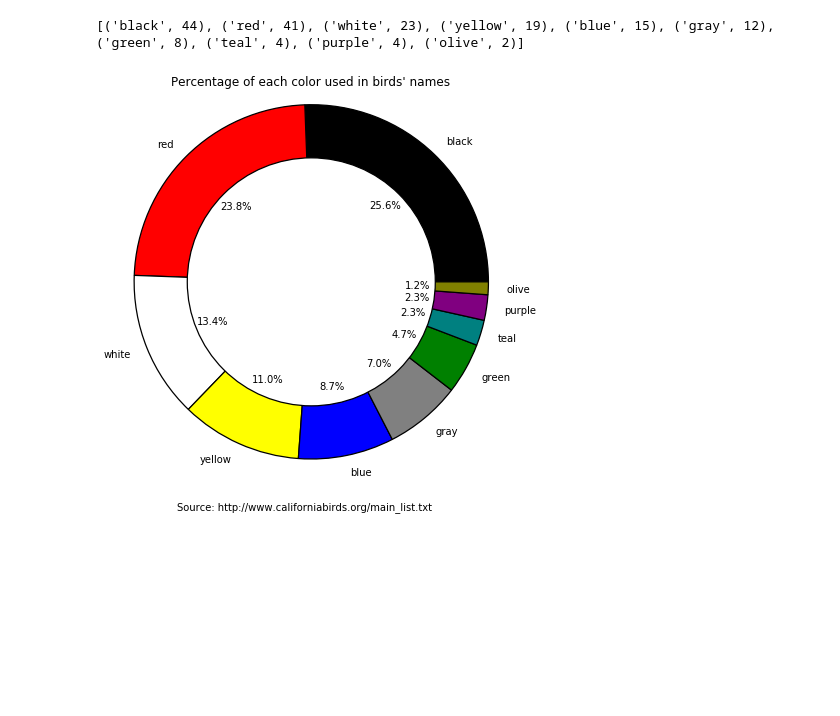
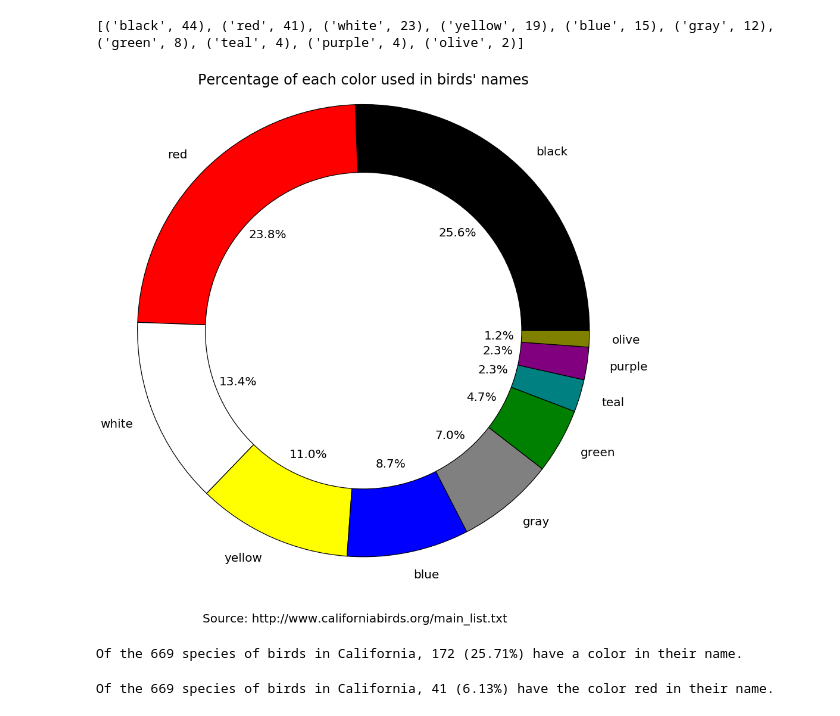
Before and after one commit to Shahar-Levy/BirdScraper, a Jupyter notebook: BirdScraper.ipynb, the cells around one changed output. Saved outputs shown, nothing was run; the diff lists cells and outputs as text; code cells hidden in the pictures; blank space fills up the shorter version.

```diff
--- a/BirdScraper.ipynb
+++ b/BirdScraper.ipynb
@@ -58,18 +60,38 @@ print(sorted_colored_birds)  # Sort in descending order
 # %%
 # Plot number of birds by color in name
 labels, sizes = zip(*sorted_colored_birds)
 colors = labels # The labels are the colors in bird's names
 plt.pie(sizes, labels=labels, colors=colors, autopct='%1.1f%%',
         wedgeprops={'edgecolor':'black', 'linewidth':1.25}, shadow=False)
 # Inner circle is a white circle overlayed on the pie chart to make a donut plot
 inner_circle = plt.Circle((0, 0), 0.70, color='black', fc='white', linewidth=1.25)
 fig = plt.gcf()
 fig.gca().add_artist(inner_circle)
 plt.axis('equal')
 plt.title("Percentage of each color used in birds' names")
 caption = "Source: http://www.californiabirds.org/main_list.txt"
 fig.text(0.5, 0.05, caption, ha='center')
-plt.rcParams["figure.figsize"] = [7,7]
+plt.rcParams["figure.figsize"] = [15,15]
+
+plt.rcParams['font.size'] = 20
+
+
 plt.show()
 # %% [output]
-[figure, old version]
+[figure, new version]
+# %%
+# Additional stats:
+num_colored_birds = 0
+for color_count in sizes:
+    num_colored_birds += color_count
+print("Of the " + str(len(clean_birds)) + " species of birds in California, " +
+      str(num_colored_birds) + " (" + str(round(num_colored_birds/len(clean_birds)*100, 2)) + "%) " +
+      "have a color in their name.")
+# %% [output]
+Of the 669 species of birds in California, 172 (25.71%) have a color in their name.
+# %%
+print("Of the " + str(len(clean_birds)) + " species of birds in California, " +
+      str(colored_birds["red"]) + " (" + str(round(colored_birds["red"]/len(clean_birds)*100, 2)) + "%) " +
+      "have the color red in their name.")
+# %% [output]
+Of the 669 species of birds in California, 41 (6.13%) have the color red in their name.
```
Also changed, not shown: parts of 1 cell of this notebook, 3 other files.
